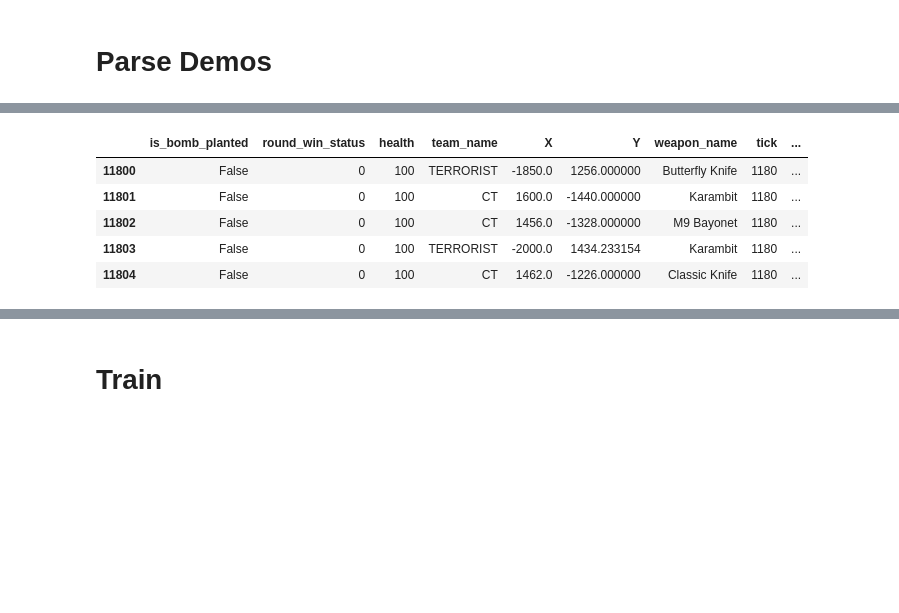
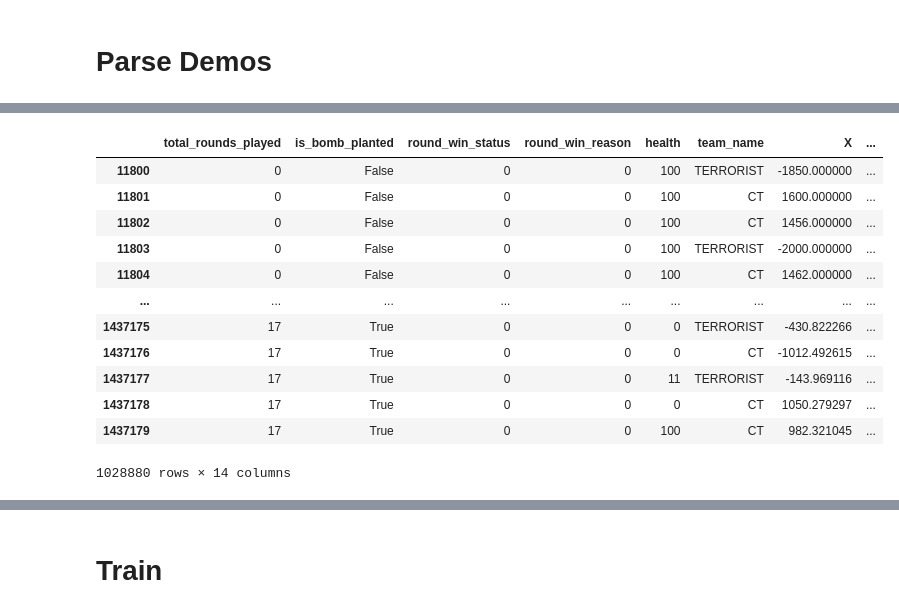
Before and after one commit to ivo08/demoparser-main, a Jupyter notebook: model/before_round.ipynb, the cells around one changed output, grey strips where cells are left out. Saved outputs shown, nothing was run; the diff lists cells and outputs as text; code cells hidden in the pictures; blank space fills up the shorter version.

```diff
--- a/model/before_round.ipynb
+++ b/model/before_round.ipynb
@@ -48,6 +54,0 @@ header
-# %%
-parser.parse_event('player_death')
-weapon_fire_df = parser.parse_event("weapon_fire")
-
-# Get all weapon names in the tick for a each player
-ticks_df = parser.parse_ticks(wanted_props=['tick', 'X', 'Y', 'health', 'weapon_name', 'is_freeze_period', 'is_warmup_period', 'team_name', 'round_win_status', 'round_win_reason', 'bomb_planted', 'round_start_time', 'is_bomb_planted', 'game_time'])
@@ -83,9 +100,28 @@ ticks_df["target"] = ticks_df["round_win_status"]
 # %%
-ticks_df.head()
+# Remove Freeze and Warmup time
+ticks_df = ticks_df[(ticks_df['is_freeze_period'] == False) & (ticks_df['is_warmup_period'] == False)]
+ticks_df.drop(columns=['is_freeze_period', 'is_warmup_period'], inplace=True)
+
+# Use total_rounds_played as the round index
+ticks_df['round'] = ticks_df['total_rounds_played'].astype('int32', errors='ignore') + 1
+
+# Join with round-level outcomes computed before filtering
+ticks_df = ticks_df.merge(round_results, on='round', how='left')
+
+# Drop non-official rounds (e.g., warmup)
+ticks_df = ticks_df.dropna(subset=['round_winner']).copy()
+ticks_df['round_winner'] = ticks_df['round_winner'].astype('int32')
+ticks_df['round_reason'] = ticks_df['round_reason'].fillna(0).astype('int32')
+
+# Replace per-tick status/reason with aggregated round results
+ticks_df['round_win_status'] = ticks_df['round_winner']
+ticks_df['round_win_reason'] = ticks_df['round_reason']
+
+# Renumber rounds to be contiguous starting at 1
+official_rounds = sorted(round_results['round'].unique())
+round_mapping = {r: idx + 1 for idx, r in enumerate(official_rounds)}
+ticks_df['round'] = ticks_df['round'].map(round_mapping)
+round_results = round_results.assign(round=round_results['round'].map(round_mapping))
+
+# Clean helper columns
+ticks_df.drop(columns=['round_winner', 'round_reason'], inplace=True)
-# %% [output]
-|  | is_bomb_planted | round_win_status | health | team_name | X | Y | weapon_name | tick | ... |
-| 11800 | False | 0 | 100 | TERRORIST | -1850.0 | 1256.000000 | Butterfly Knife | 1180 | ... |
-| 11801 | False | 0 | 100 | CT | 1600.0 | -1440.000000 | Karambit | 1180 | ... |
-| 11802 | False | 0 | 100 | CT | 1456.0 | -1328.000000 | M9 Bayonet | 1180 | ... |
-| 11803 | False | 0 | 100 | TERRORIST | -2000.0 | 1434.233154 | Karambit | 1180 | ... |
-| 11804 | False | 0 | 100 | CT | 1462.0 | -1226.000000 | Classic Knife | 1180 | ... |
@@ -91,0 +134,16 @@ ticks_df.head()
+# %%
+ticks_df
+# %% [output]
+|  | total_rounds_played | is_bomb_planted | round_win_status | round_win_reason | health | team_name | X | ... |
+| 11800 | 0 | False | 0 | 0 | 100 | TERRORIST | -1850.000000 | ... |
+| 11801 | 0 | False | 0 | 0 | 100 | CT | 1600.000000 | ... |
+| 11802 | 0 | False | 0 | 0 | 100 | CT | 1456.000000 | ... |
+| 11803 | 0 | False | 0 | 0 | 100 | TERRORIST | -2000.000000 | ... |
+| 11804 | 0 | False | 0 | 0 | 100 | CT | 1462.000000 | ... |
+| ... | ... | ... | ... | ... | ... | ... | ... | ... |
+| 1437175 | 17 | True | 0 | 0 | 0 | TERRORIST | -430.822266 | ... |
+| 1437176 | 17 | True | 0 | 0 | 0 | CT | -1012.492615 | ... |
+| 1437177 | 17 | True | 0 | 0 | 11 | TERRORIST | -143.969116 | ... |
+| 1437178 | 17 | True | 0 | 0 | 0 | CT | 1050.279297 | ... |
+| 1437179 | 17 | True | 0 | 0 | 100 | CT | 982.321045 | ... |
+1028880 rows × 14 columns
```
Also changed, not shown: parts of 22 cells of this notebook, 2 other files.
